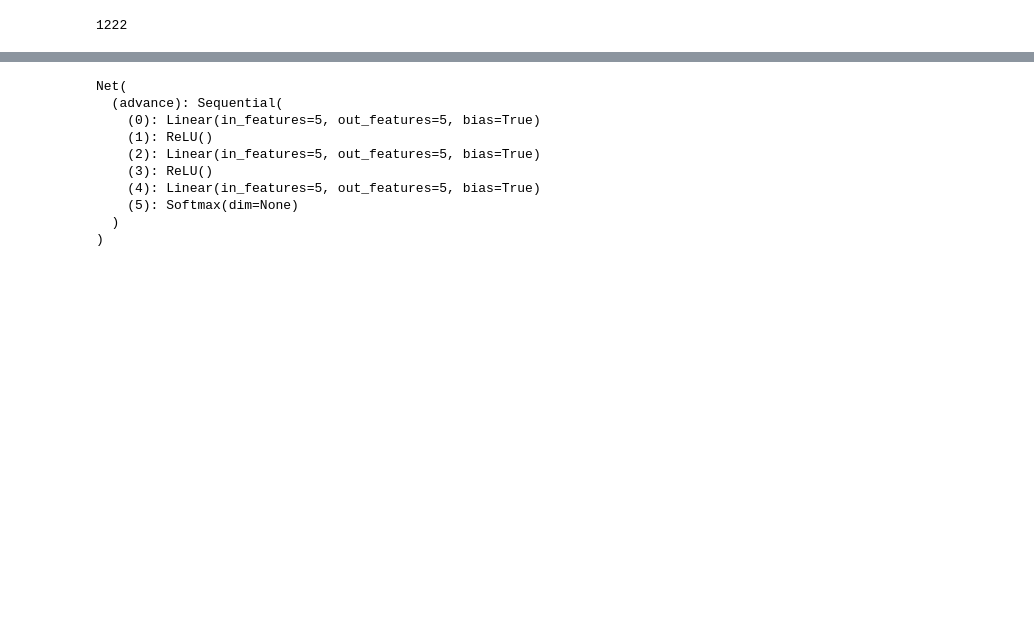
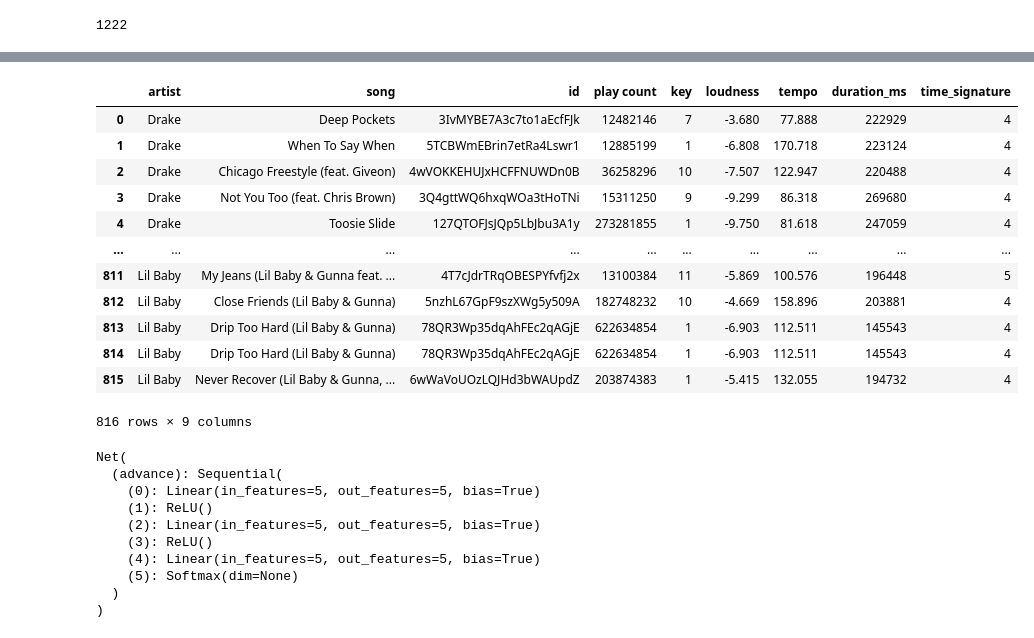
Before and after one commit to pkabranov/predictify, a Jupyter notebook: predictify.ipynb, the cells around one changed output, grey strips where cells are left out. Cells and saved outputs as stored; diff of their text form; code cells hidden in the pictures; blank space fills up the shorter version.

```diff
--- a/predictify.ipynb
+++ b/predictify.ipynb
@@ -87,11 +87,14 @@ def get_playlist_features(track_ids):
 
   return usable_track_features
 # %%
-def df_gen(playlist_id=PLAYLIST_ID):
+def df_gen(playlist_id):
     ids = get_playlist_ids(playlist_id)
     feat = get_playlist_features(ids)
     id_df = pd.DataFrame.from_dict(ids, orient = "columns")
     feat_df = pd.DataFrame.from_dict(feat, orient = "columns")
     df = id_df.join(feat_df)
     return df
+
+features = df_gen('4Kvvbir7qtwhF5xIeRILOl')
+features
 # %% [output]
@@ -151,6 +153,27 @@ get_artist_song_ids()
 | 0 | Lil Baby | Pink Slip | 4cAIfmo7P8InMxyyXsZtoM | 2637854 |
 | 0 | Lil Baby | Survive Da Motion | 6VhP0ZCa9Zs7j16iz0fNqi | 1273485 |
 1061 rows × 4 columns
+# %%
+#add play count to features dataframe
+joined = pd.merge(from_csv, features, on='id')
+pd.set_option('display.max_rows', 10)
+pd.set_option('display.max_columns', None)
+
+joined.drop(0, axis=1)
+# %% [output]
+|  | artist | song | id | play count | key | loudness | tempo | duration_ms | time_signature |
+| 0 | Drake | Deep Pockets | 3IvMYBE7A3c7to1aEcfFJk | 12482146 | 7 | -3.680 | 77.888 | 222929 | 4 |
+| 1 | Drake | When To Say When | 5TCBWmEBrin7etRa4Lswr1 | 12885199 | 1 | -6.808 | 170.718 | 223124 | 4 |
+| 2 | Drake | Chicago Freestyle (feat. Giveon) | 4wVOKKEHUJxHCFFNUWDn0B | 36258296 | 10 | -7.507 | 122.947 | 220488 | 4 |
+| 3 | Drake | Not You Too (feat. Chris Brown) | 3Q4gttWQ6hxqWOa3tHoTNi | 15311250 | 9 | -9.299 | 86.318 | 269680 | 4 |
+| 4 | Drake | Toosie Slide | 127QTOFJsJQp5LbJbu3A1y | 273281855 | 1 | -9.750 | 81.618 | 247059 | 4 |
+| ... | ... | ... | ... | ... | ... | ... | ... | ... | ... |
+| 811 | Lil Baby | My Jeans (Lil Baby & Gunna feat. ... | 4T7cJdrTRqOBESPYfvfj2x | 13100384 | 11 | -5.869 | 100.576 | 196448 | 5 |
+| 812 | Lil Baby | Close Friends (Lil Baby & Gunna) | 5nzhL67GpF9szXWg5y509A | 182748232 | 10 | -4.669 | 158.896 | 203881 | 4 |
+| 813 | Lil Baby | Drip Too Hard (Lil Baby & Gunna) | 78QR3Wp35dqAhFEc2qAGjE | 622634854 | 1 | -6.903 | 112.511 | 145543 | 4 |
+| 814 | Lil Baby | Drip Too Hard (Lil Baby & Gunna) | 78QR3Wp35dqAhFEc2qAGjE | 622634854 | 1 | -6.903 | 112.511 | 145543 | 4 |
+| 815 | Lil Baby | Never Recover (Lil Baby & Gunna, ... | 6wWaVoUOzLQJHd3bWAUpdZ | 203874383 | 1 | -5.415 | 132.055 | 194732 | 4 |
+816 rows × 9 columns
 # %%
 #Import and format data
 
```
Also changed, not shown: parts of 2 cells of this notebook.
